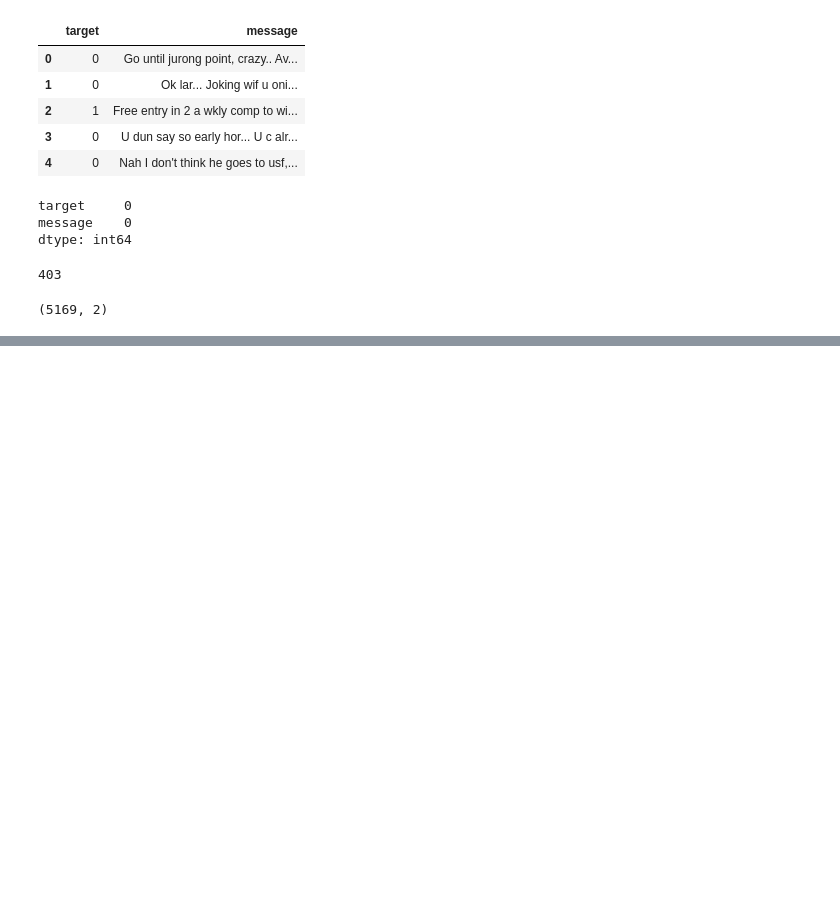
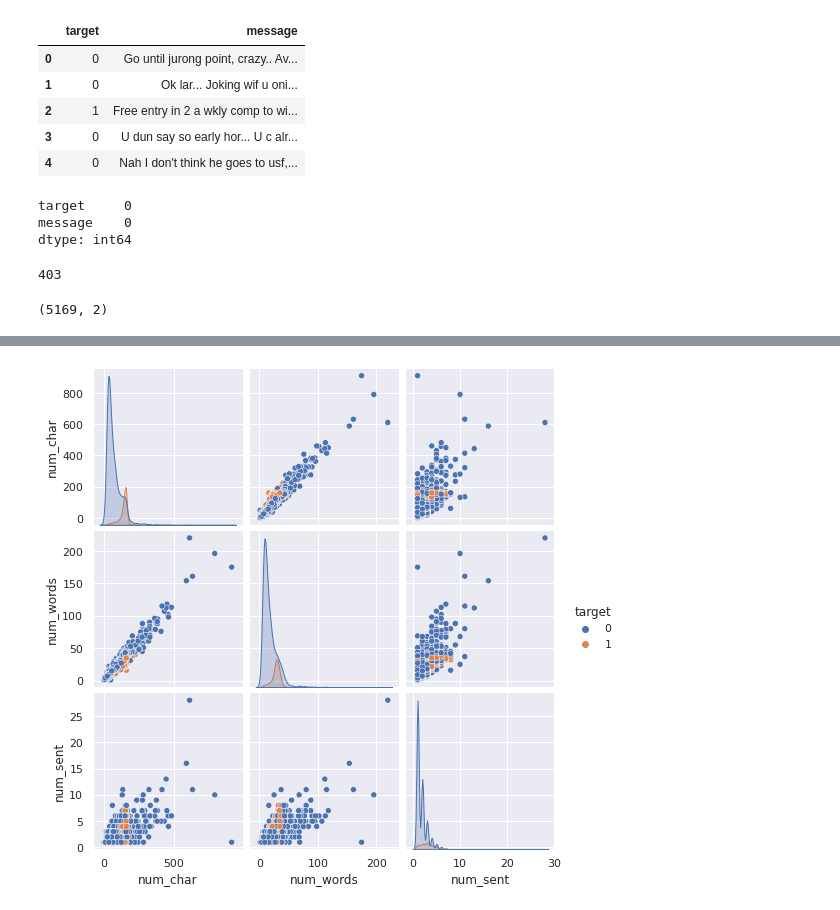
Before and after one commit to Micky373/spam_classifier, a Jupyter notebook: notebooks/spam_classifier.ipynb, the cells around one changed output, grey strips where cells are left out. Drawn from its saved outputs; the diff is of its cells as text; code cells hidden in the pictures; blank space fills up the shorter version.

```diff
--- a/notebooks/spam_classifier.ipynb
+++ b/notebooks/spam_classifier.ipynb
@@ -104,0 +235,9 @@ df.shape
+# %%
+# Let us see plot the whole column relation
+
+
+sns.pairplot(df,hue='target')
+plt.savefig('../charts/over_all_view.png')
+plt.show()
+# %% [output]
+[figure, added]
```
Also changed, not shown: parts of 13 cells of this notebook, 4 other files.
